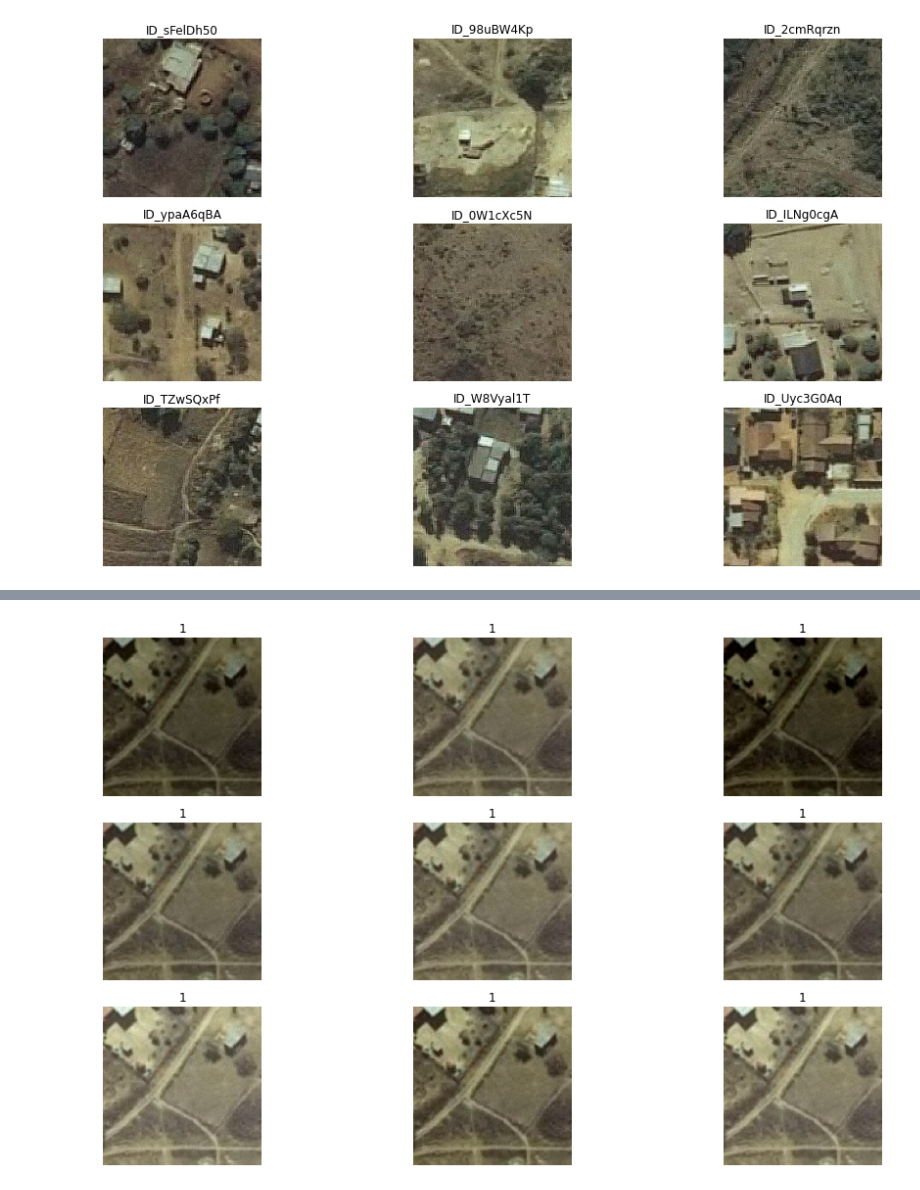
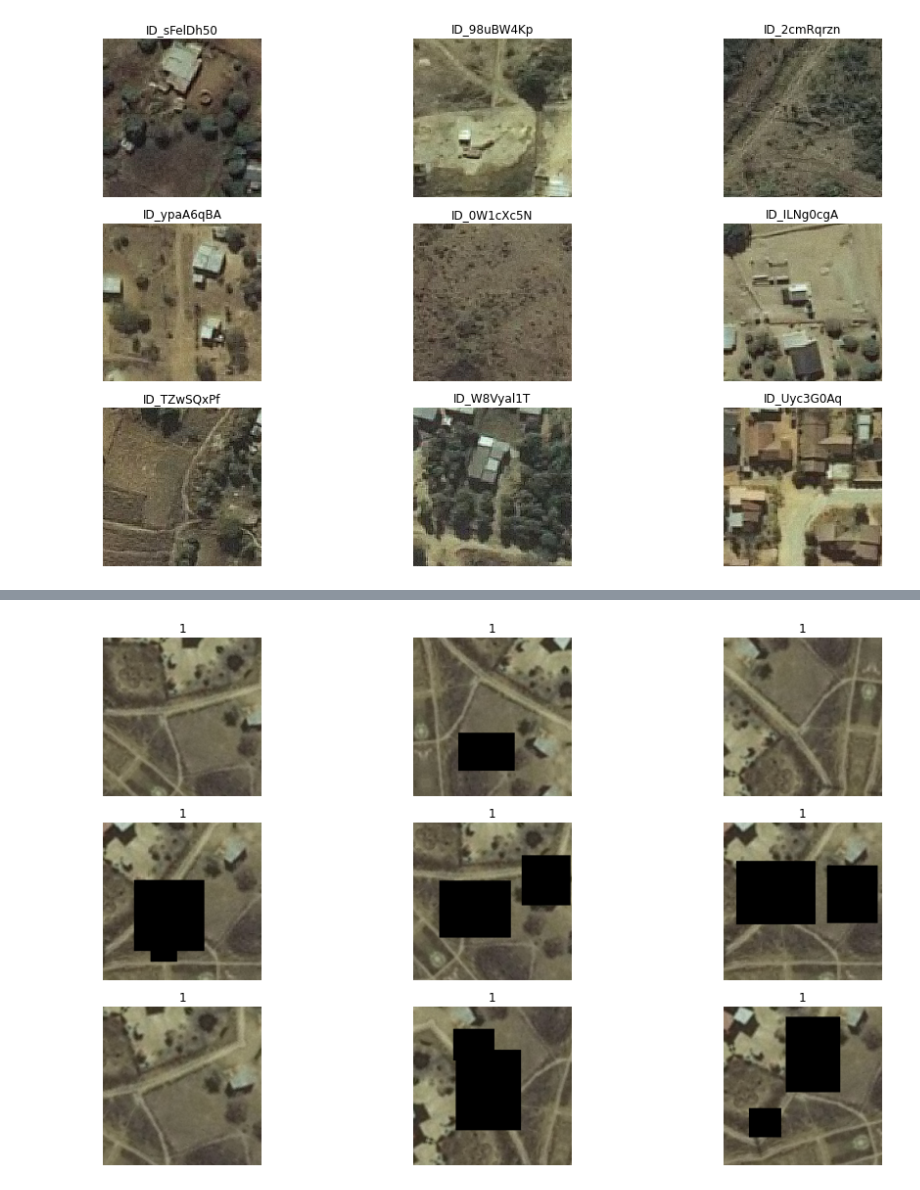
Before and after one commit to adeshkin/road_segment, a Jupyter notebook: EDA.ipynb, the cells around one changed output, grey strips where cells are left out. Saved outputs shown, nothing was run; the diff lists cells and outputs as text; code cells hidden in the pictures.

```diff
--- a/EDA.ipynb
+++ b/EDA.ipynb
@@ -195,13 +84,9 @@ visualize_augmentations(road_dataset)
 # %%
 train_transform = A.Compose([
-        #A.HorizontalFlip(p=0.5),
-        #A.ShiftScaleRotate(shift_limit=0.1, scale_limit=0.1, rotate_limit=90, p=0.5),
-        #A.CoarseDropout(min_height=32, max_height=48, min_width=32, max_width=48, p=0.5),
-        #A.GaussianBlur(blur_limit=(3, 7), p=0.5),
-        #A.RGBShift(r_shift_limit=15, g_shift_limit=15, b_shift_limit=15, p=0.5),
-        #A.Equalize(p=1)
+        A.ShiftScaleRotate(shift_limit=0.1, scale_limit=0.1, rotate_limit=90, p=0.5),
+        A.CoarseDropout(max_holes=2, min_height=32, max_height=128, min_width=32, max_width=128, p=0.75),
     ])
 road_dataset = RoadSegment(df, image_dir, train_transform)
 visualize_augmentations(road_dataset, 10)
 # %% [output]
-[figure, old version]
+[figure, new version]
```
Also changed, not shown: parts of 12 cells of this notebook, 1 other file.
